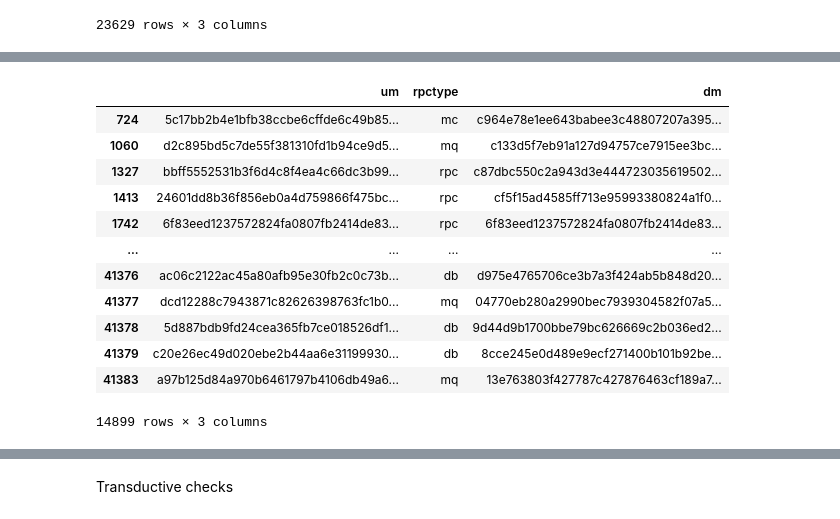
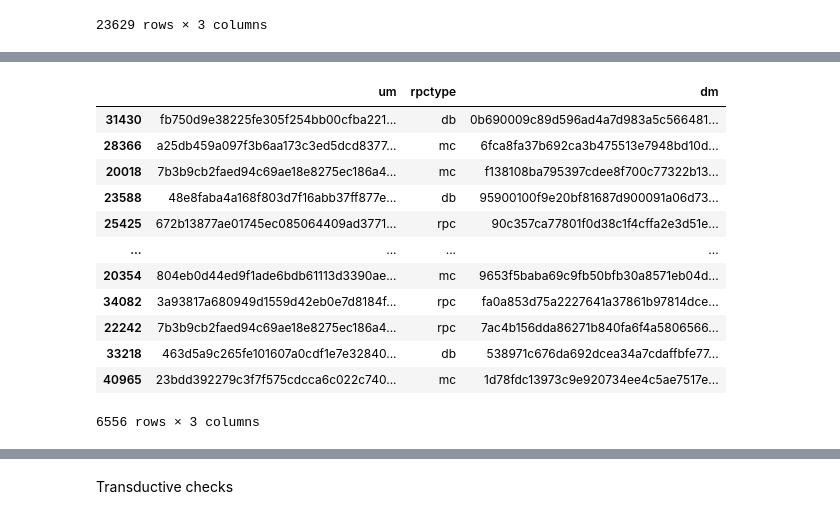
Before and after one commit to GianlucaRub/Master-Thesis, a Jupyter notebook: Training and Testing/Sampling/Gianluca - MSCallGraph tsv creation transductive sampled.ipynb, the cells around one changed output, grey strips where cells are left out. Drawn from its saved outputs; the diff is of its cells as text; code cells hidden in the pictures.

```diff
--- a/Training and Testing/Sampling/Gianluca - MSCallGraph tsv creation transductive sampled.ipynb
+++ b/Training and Testing/Sampling/Gianluca - MSCallGraph tsv creation transductive sampled.ipynb
@@ -93,19 +93,19 @@ train_df
 # %%
 remaining_df = not_baseline_df.drop(not_baseline_train.index)
 # %%
-validation_df = remaining_df
+validation_df = remaining_df.sample(frac = 0.44, random_state = seed)
 validation_df
 # %% [output]
 |  | um | rpctype | dm |
-| 724 | 5c17bb2b4e1bfb38ccbe6cffde6c49b85... | mc | c964e78e1ee643babee3c48807207a395... |
-| 1060 | d2c895bd5c7de55f381310fd1b94ce9d5... | mq | c133d5f7eb91a127d94757ce7915ee3bc... |
-| 1327 | bbff5552531b3f6d4c8f4ea4c66dc3b99... | rpc | c87dbc550c2a943d3e444723035619502... |
-| 1413 | 24601dd8b36f856eb0a4d759866f475bc... | rpc | cf5f15ad4585ff713e95993380824a1f0... |
-| 1742 | 6f83eed1237572824fa0807fb2414de83... | rpc | 6f83eed1237572824fa0807fb2414de83... |
+| 31430 | fb750d9e38225fe305f254bb00cfba221... | db | 0b690009c89d596ad4a7d983a5c566481... |
+| 28366 | a25db459a097f3b6aa173c3ed5dcd8377... | mc | 6fca8fa37b692ca3b475513e7948bd10d... |
+| 20018 | 7b3b9cb2faed94c69ae18e8275ec186a4... | mc | f138108ba795397cdee8f700c77322b13... |
+| 23588 | 48e8faba4a168f803d7f16abb37ff877e... | db | 95900100f9e20bf81687d900091a06d73... |
+| 25425 | 672b13877ae01745ec085064409ad3771... | rpc | 90c357ca77801f0d38c1f4cffa2e3d51e... |
 | ... | ... | ... | ... |
-| 41376 | ac06c2122ac45a80afb95e30fb2c0c73b... | db | d975e4765706ce3b7a3f424ab5b848d20... |
-| 41377 | dcd12288c7943871c82626398763fc1b0... | mq | 04770eb280a2990bec7939304582f07a5... |
-| 41378 | 5d887bdb9fd24cea365fb7ce018526df1... | db | 9d44d9b1700bbe79bc626669c2b036ed2... |
-| 41379 | c20e26ec49d020ebe2b44aa6e31199930... | db | 8cce245e0d489e9ecf271400b101b92be... |
-| 41383 | a97b125d84a970b6461797b4106db49a6... | mq | 13e763803f427787c427876463cf189a7... |
+| 20354 | 804eb0d44ed9f1ade6bdb61113d3390ae... | mc | 9653f5baba69c9fb50bfb30a8571eb04d... |
+| 34082 | 3a93817a680949d1559d42eb0e7d8184f... | rpc | fa0a853d75a2227641a37861b97814dce... |
+| 22242 | 7b3b9cb2faed94c69ae18e8275ec186a4... | rpc | 7ac4b156dda86271b840fa6f4a5806566... |
+| 33218 | 463d5a9c265fe101607a0cdf1e7e32840... | db | 538971c676da692dcea34a7cdaffbfe77... |
+| 40965 | 23bdd392279c3f7f575cdcca6c022c740... | mc | 1d78fdc13973c9e920734ee4c5ae7517e... |
-14899 rows × 3 columns
+6556 rows × 3 columns
```
Also changed, not shown: parts of 10 cells of this notebook, 7 other files.
